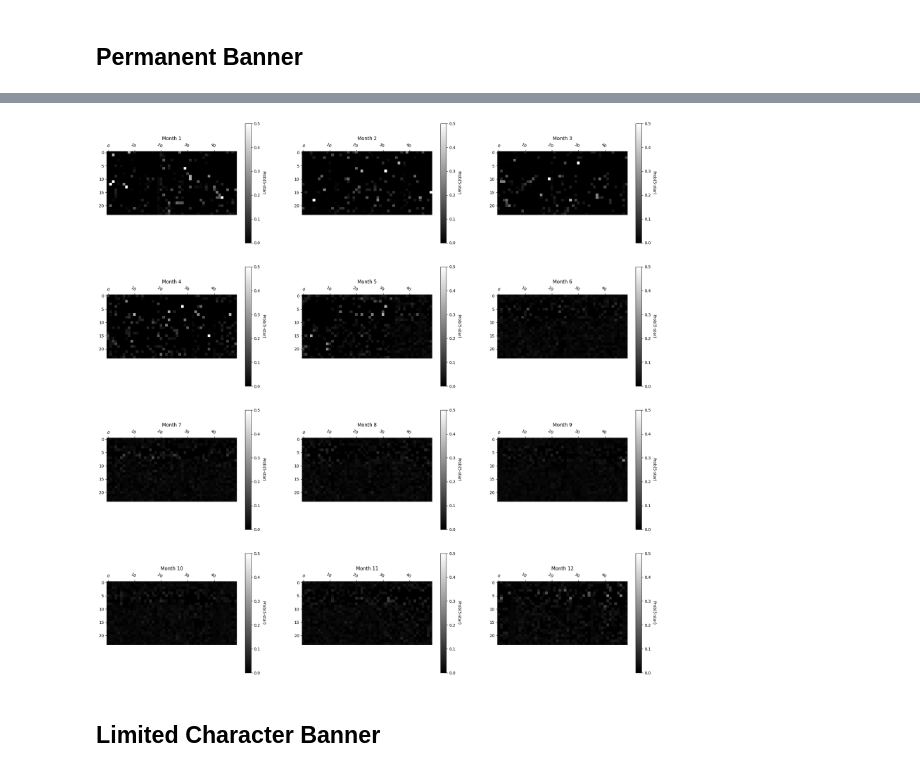
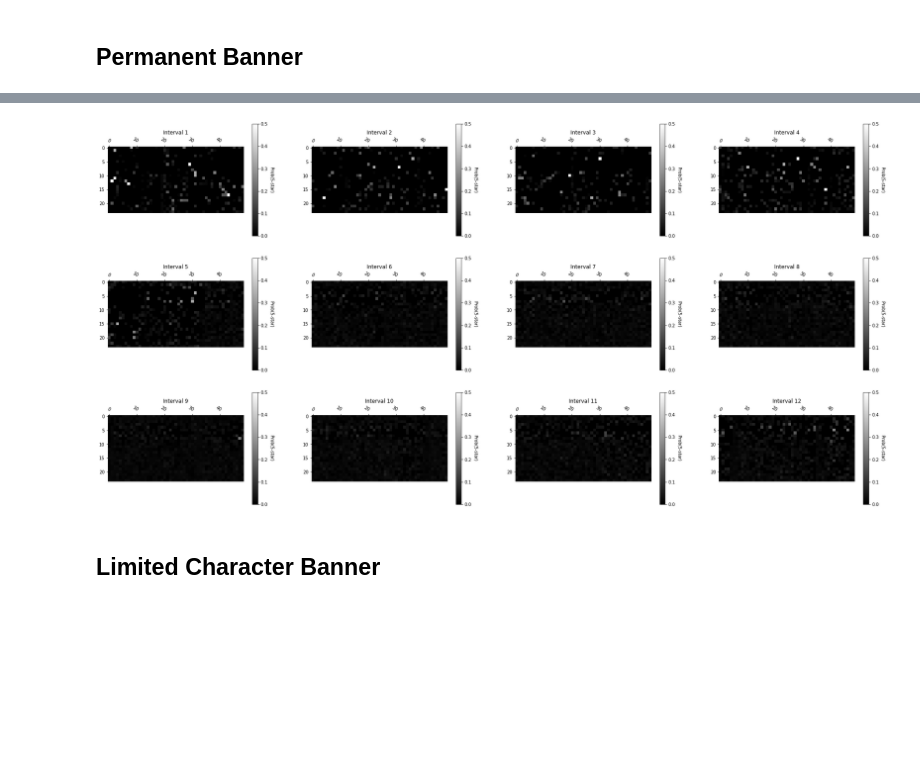
Before and after one commit to justnawat/optimized-genshin-pulling, a Jupyter notebook: Optimized Genshin Pulls.ipynb, the cells around one changed output, grey strips where cells are left out. Saved outputs shown, nothing was run; the diff lists cells and outputs as text; code cells hidden in the pictures; blank space fills up the shorter version.

```diff
--- a/Optimized Genshin Pulls.ipynb
+++ b/Optimized Genshin Pulls.ipynb
@@ -159,7 +159,9 @@ def dow_heatmap(data: np.ndarray, ax: plt.Axes, bar_label: str, title: str):
 def dom_heatmap(data: np.ndarray, ax: plt.Axes, bar_label: str, title: str):
     row_label = np.arange(0, 24)
     col_label = np.arange(1, 32)
-    heatmap(data, row_label, col_label, ax, cbarlabel=bar_label)
+
+    d_max = np.max(data)
+    heatmap(data, row_label, col_label, ax, cbarlabel=bar_label, vmin=0, vmax=d_max)
     ax.set_title(title)
 
 
@@ -170,7 +172,6 @@ def doy_heatmap(data: np.ndarray, ax: plt.Axes, bar_label: str):
     split_data = np.hsplit(data, np.cumsum(days_in_months))
     row_label = np.arange(0, 24)
 
-    d_min = np.min(data)
     d_max = np.max(data)
 
     rows, cols = ax.shape
@@ -179,18 +180,17 @@ def doy_heatmap(data: np.ndarray, ax: plt.Axes, bar_label: str):
             idx_1d = i * rows + j
             split_col = np.arange(1, days_in_months[idx_1d] + 1)
             heatmap(split_data[idx_1d], row_label, split_col, ax[i, j], cbarlabel=bar_label,
-                    set_ticks=False, vmin=d_min, vmax=d_max)
+                    set_ticks=False, vmin=0, vmax=d_max)
             ax[i, j].set_title(months[idx_1d])
 
 
-def dsr_heatmap(data: np.ndarray, ax: plt.Axes, bar_label: str):
+def dsr_heatmap(data: np.ndarray, ax: plt.Axes, bar_label: str, interval_name="Month"):
     n = ax.size
-    months = [f"Month {i + 1}" for i in range(n)]
+    months = [f"{interval_name} {i + 1}" for i in range(n)]
     data = data[:, :n * (data.shape[1] // n - 1)]
     split_data = np.hsplit(data, n)
     row_label = np.arange(0, 24)
 
-    d_min = np.min(data)
     d_max = np.max(data)
 
     rows, cols = ax.shape
@@ -199,7 +199,7 @@ def dsr_heatmap(data: np.ndarray, ax: plt.Axes, bar_label: str):
             idx_1d = i * cols + j
             split_col = np.arange(1, n + 1)
             heatmap(split_data[idx_1d], row_label, split_col, ax[i, j], cbarlabel=bar_label,
-                    set_ticks=False, vmin=d_min, vmax=d_max)
+                    set_ticks=False, vmin=0, vmax=d_max)
             ax[i, j].set_title(months[idx_1d])
 # %% [markdown]
 # First Try: _Raw Data_
@@ -321,10 +321,19 @@ maximum and minimum value of the number of pulls per day, making the mean and vi
 
 Note that we will only look at 5-star drops over time since release only just to save a bit of space and time.
 # %%
-NEW_START_DATE = date(2020, 12, 4)
+NEW_DSR_FIGSIZE = (32, 16)
+DSR_ROWS = 3
+DSR_COLS = 4
+
+# NEW_START_DATE = date(2020, 12, 4)
+NEW_START_DATE = data_set02["DateTime"]\
+    .apply(simplify_dt)\
+    .unique()\
+    .min()[0]
+# NEW_START_DATE = None
 
 newstart_df = full_df[full_df.DateTime.apply(lambda dt: dt[0] > NEW_START_DATE)]\
-    .sort_values("DateTime") if NEW_START_DATE is not None else RELEASE_DATE
+    .sort_values("DateTime") if NEW_START_DATE is not None else full_df
 
 print(newstart_df.shape)
 newstart_df.sample(5)
@@ -349,6 +358,11 @@ def dsr_transformer(dt): return ((dt[0] - NEW_START_DATE).days, dt[1])
 # %%
 unique_dates = newstart_df["DateTime"].apply(lambda dt: dt[0]).unique()
-days_since_2021 = (np.max(unique_dates) - NEW_START_DATE).days + 1
+
+if NEW_START_DATE is None:
+    days_since_2021 = DAYS_SINCE_RELEASE
+else:
+    days_since_2021 = (np.max(unique_dates) - NEW_START_DATE).days + 1
+    def dsr_transformer(dt): return ((dt[0] - NEW_START_DATE).days, dt[1])
 # %% [markdown]
 ## Permanent Banner
 # %%
@@ -365,8 +379,8 @@ dsr_heatmap(perm_all, ax, "Number of pulls")
 # %%
-_, ax = plt.subplots(4, 3, figsize=(25, 25))
-dsr_heatmap(perm_5stars, ax, "Prob(5-star)")
+_, ax = plt.subplots(DSR_ROWS, DSR_COLS, figsize=NEW_DSR_FIGSIZE)
+dsr_heatmap(perm_5stars, ax, "Prob(5-star)", interval_name="Interval")
 # %% [output]
-[figure, old version]
+[figure, new version]
 # %% [markdown]
 ## Limited Character Banner
 # %%
```
Also changed, not shown: parts of 18 cells of this notebook.
